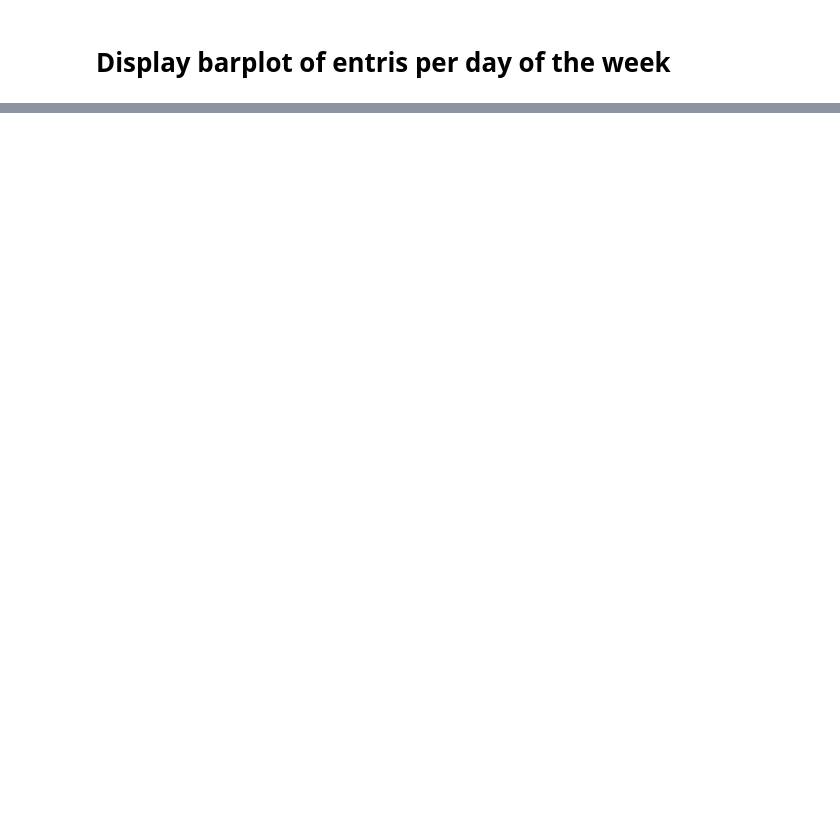
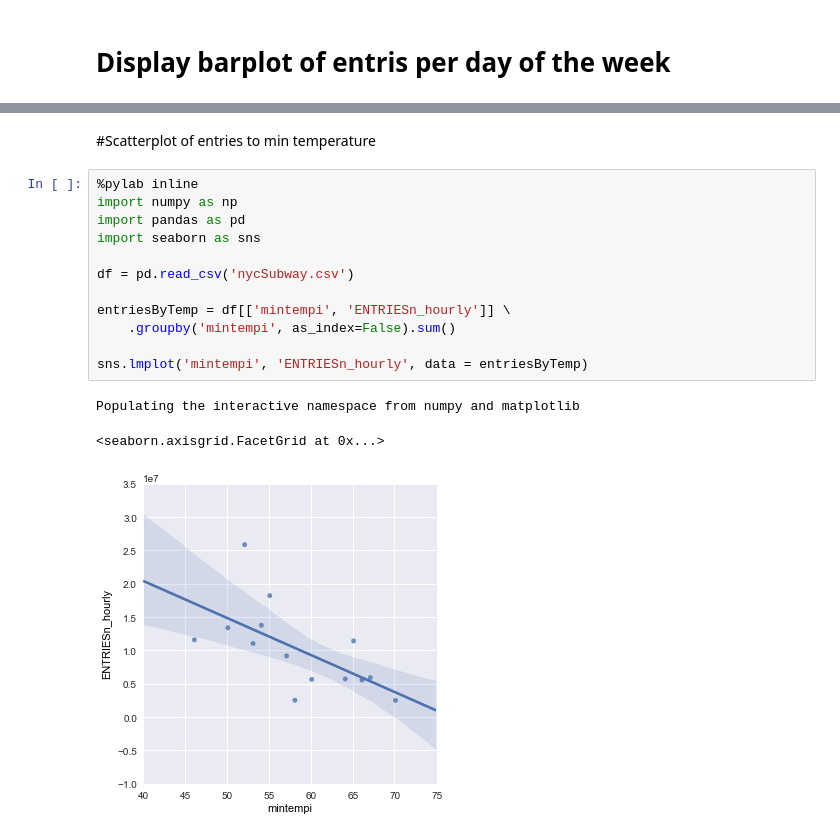
Before and after one commit to upjohnc/UdacityProject, a Jupyter notebook: Graph Analysis.ipynb, the cells around one changed output, grey strips where cells are left out. Drawn from its saved outputs; the diff is of its cells as text; blank space fills up the shorter version.

```diff
--- a/Graph Analysis.ipynb
+++ b/Graph Analysis.ipynb
@@ -47,0 +86,18 @@ sns.barplot(x = 'Hour', y = 'ENTRIESn_hourly', data = entriesByHour, color="Lime
+# %% [markdown]
+#Scatterplot of entries to min temperature
+# %%
+%pylab inline
+import numpy as np
+import pandas as pd
+import seaborn as sns
+
+df = pd.read_csv('nycSubway.csv')
+
+entriesByTemp = df[['mintempi', 'ENTRIESn_hourly']] \
+    .groupby('mintempi', as_index=False).sum()
+
+sns.lmplot('mintempi', 'ENTRIESn_hourly', data = entriesByTemp)
+# %% [output]
+Populating the interactive namespace from numpy and matplotlib
+<seaborn.axisgrid.FacetGrid at 0x...>
+[figure, added]
```
Also changed, not shown: parts of 31 cells of this notebook.
